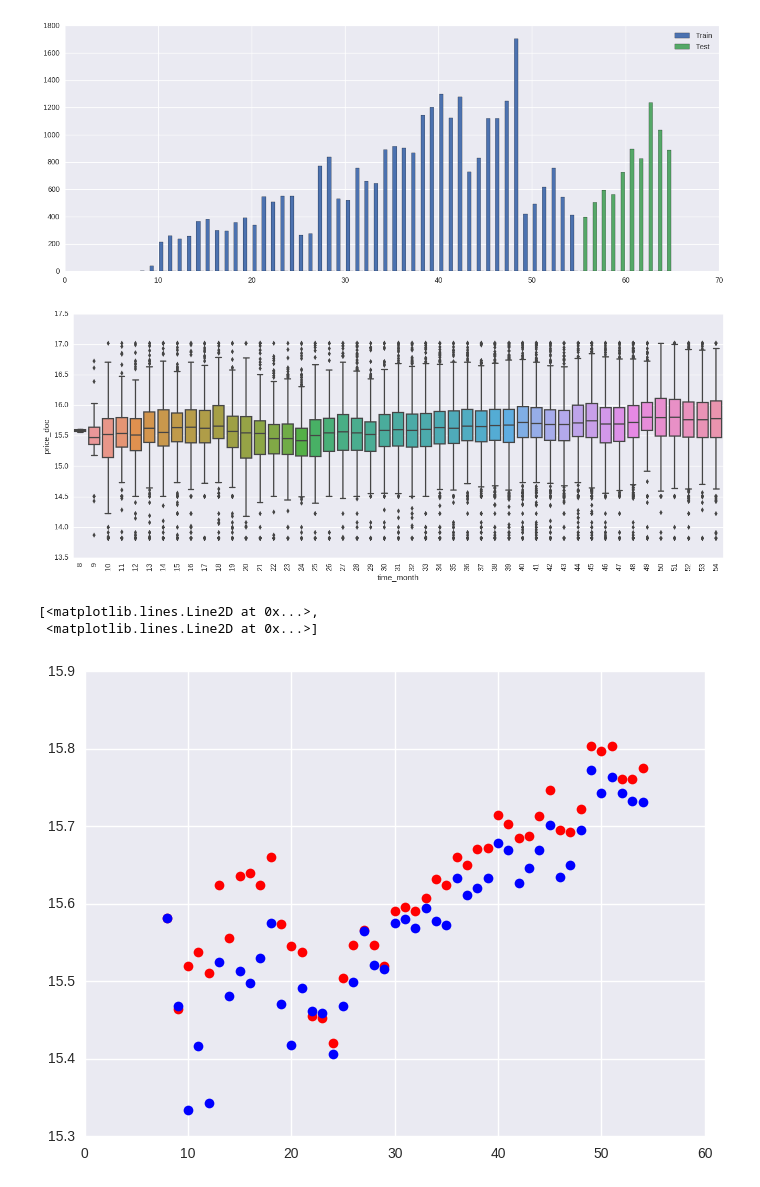
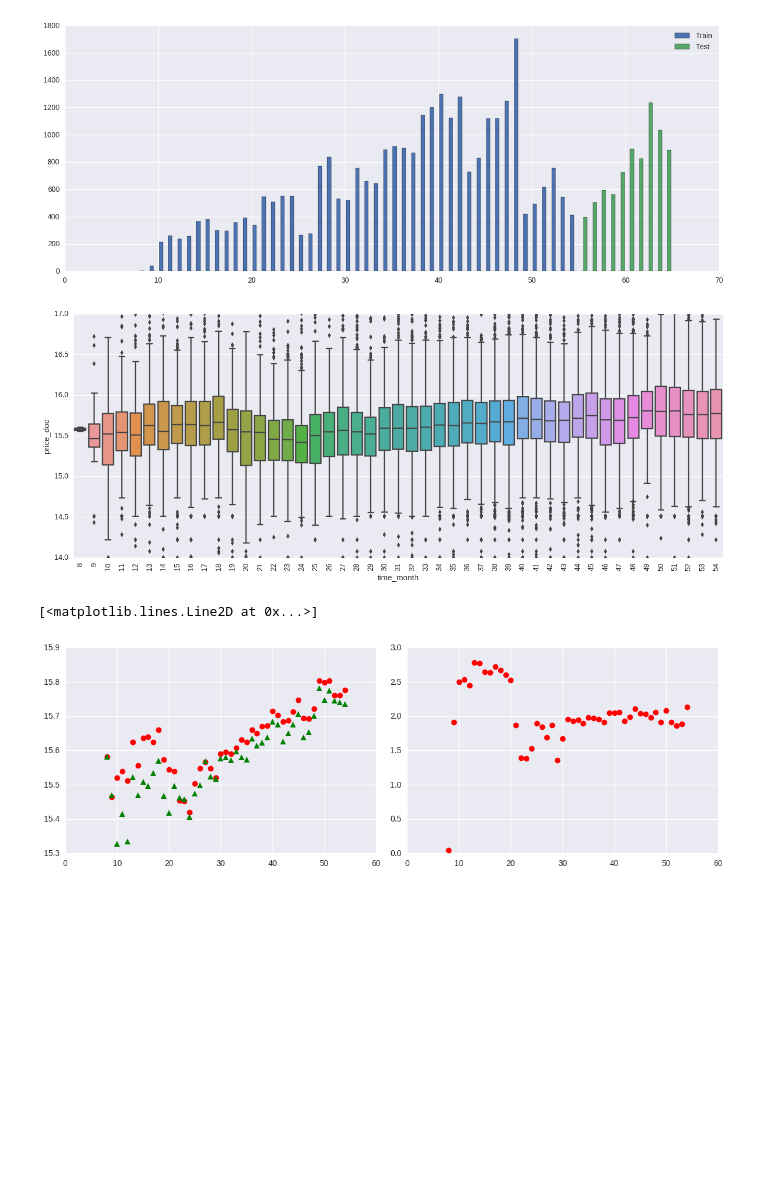
Before and after one commit to m-rahimi/Machine_learning_Python, a Jupyter notebook: Sberbank/Time_analysis.ipynb, the cells around one changed output. Drawn from its saved outputs; the diff is of its cells as text; code cells hidden in the pictures; blank space fills up the shorter version.

```diff
--- a/Sberbank/Time_analysis.ipynb
+++ b/Sberbank/Time_analysis.ipynb
@@ -44,8 +44,8 @@ axs[1].set_ylabel('price', fontsize=12)
 # truncate the extreme values in price_doc #
 ulimit = np.percentile(ylog, 99)
 llimit = np.percentile(ylog, 1)
-ylog[ylog>ulimit] = ulimit
-ylog[ylog<llimit] = llimit
+#ylog[ylog>ulimit] = ulimit
+#ylog[ylog<llimit] = llimit
 # %%
 plt.figure(figsize=(8,6))
 sns.distplot(ylog, bins=50, kde=True)
@@ -89,23 +105,31 @@ axs.legend()
 [figure]
 # %%
 plt.figure(figsize=(16,6))
-sns.boxplot(x = "time_month", y = ylog, data = data[:num_train])
+sns.boxplot(x = "time_month", y = ylog, data = data[:num_train]).set(ylim = (14,17))
 plt.xticks(rotation = 90)
 plt.show()
 # %% [output]
-[figure, old version]
+[figure, new version]
 # %%
 tt = data[:num_train]
 tt = tt[["time_month", "time_week"]]
 tt['price'] = ylog
 tt['time_month'] = tt["time_month"].apply(str)
 price_median = tt.groupby('time_month')['price'].aggregate(np.median).reset_index()
 price_mean = tt.groupby('time_month')['price'].aggregate(np.mean).reset_index()
+price_q1 = tt.groupby('time_month')['price'].aggregate(lambda x: np.percentile(x,5)).reset_index()
+price_q3 = tt.groupby('time_month')['price'].aggregate(lambda x: np.percentile(x,95)).reset_index()
 
-plt.figure(figsize=(8,6))
-plt.plot(price_median["time_month"], price_median["price"], 'ro',
-         price_mean["time_month"], price_mean["price"], 'bo')
+price_q1["delta"] = price_q3["price"] - price_q1["price"]
+
+
+fig, axs = plt.subplots(ncols=2, figsize=(12, 4))
+fig.subplots_adjust(left=0.02, bottom=0.06, right=0.95, top=0.94, wspace=0.1)
+
+axs[0].plot(price_median["time_month"], price_median["price"], 'ro',
+         price_mean["time_month"], price_mean["price"], 'g^')
+
+axs[1].plot(price_q1["time_month"], price_q1["delta"], 'ro')
 # %% [output]
-[<matplotlib.lines.Line2D at 0x...>,
- <matplotlib.lines.Line2D at 0x...>]
+[<matplotlib.lines.Line2D at 0x...>]
-[figure, old version]
+[figure, new version]
```
Also changed, not shown: parts of 6 cells of this notebook.
